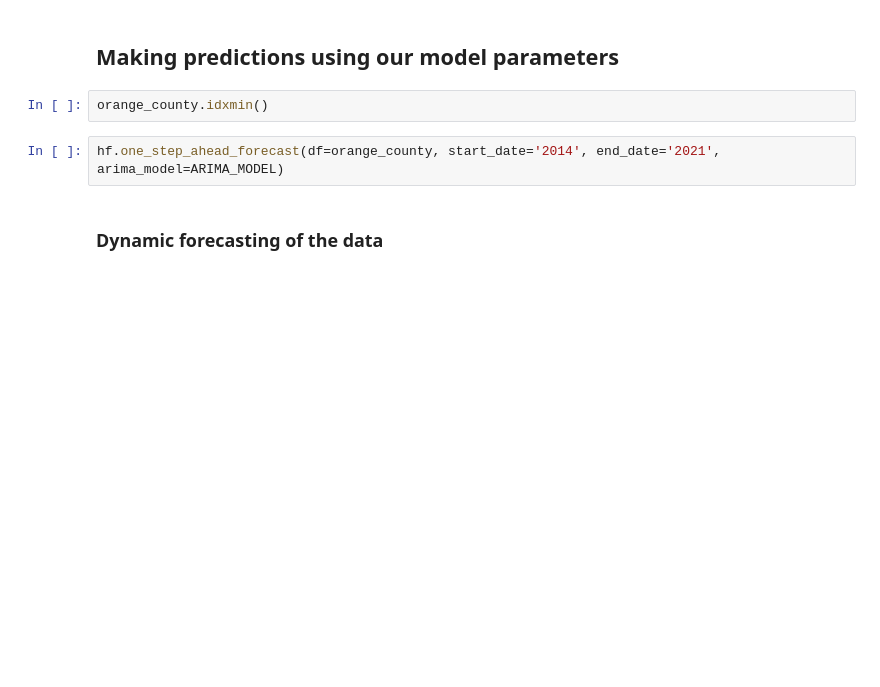
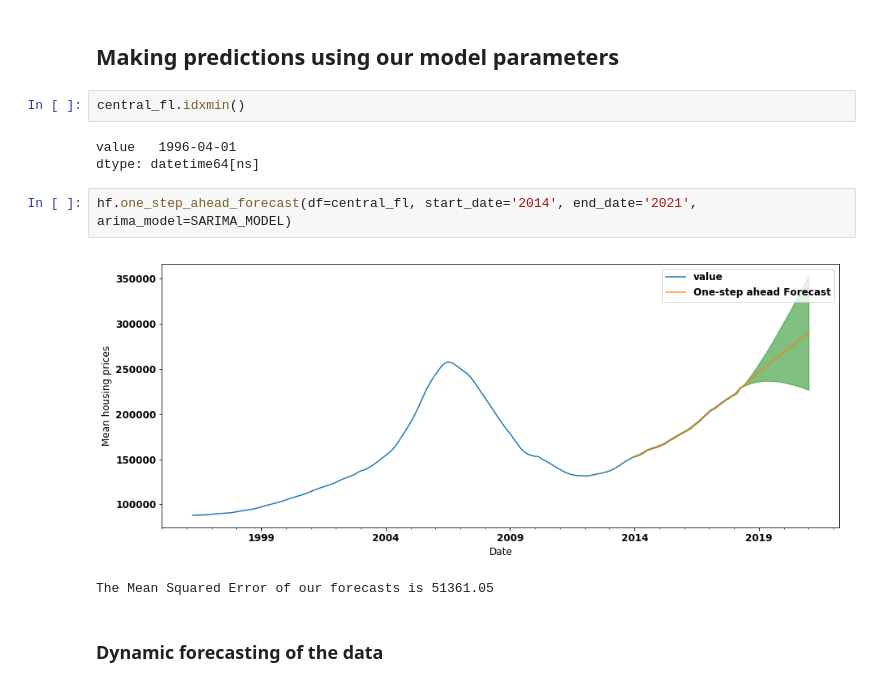
Before and after one commit to rahkeemg/dsc-mod-4-project-online-ds-ft-090919, a Jupyter notebook: mod_4_starter_notebook.ipynb, the cells around one changed output. Saved outputs shown, nothing was run; the diff lists cells and outputs as text; blank space fills up the shorter version.

```diff
--- a/mod_4_starter_notebook.ipynb
+++ b/mod_4_starter_notebook.ipynb
@@ -220,9 +483,15 @@ Based on the results of the plot diagnostics, we see that our data is not normal
 # %% [markdown]
 ## Making predictions using our model parameters
 # %%
-orange_county.idxmin()
+central_fl.idxmin()
+# %% [output]
+value   1996-04-01
+dtype: datetime64[ns]
 # %%
-hf.one_step_ahead_forecast(df=orange_county, start_date='2014', end_date='2021', arima_model=ARIMA_MODEL)
+hf.one_step_ahead_forecast(df=central_fl, start_date='2014', end_date='2021', arima_model=SARIMA_MODEL)
+# %% [output]
+[figure, added]
+The Mean Squared Error of our forecasts is 51361.05
 # %% [markdown]
 ### Dynamic forecasting of the data
 # %%
```
Also changed, not shown: parts of 44 cells of this notebook, 7 other files.
